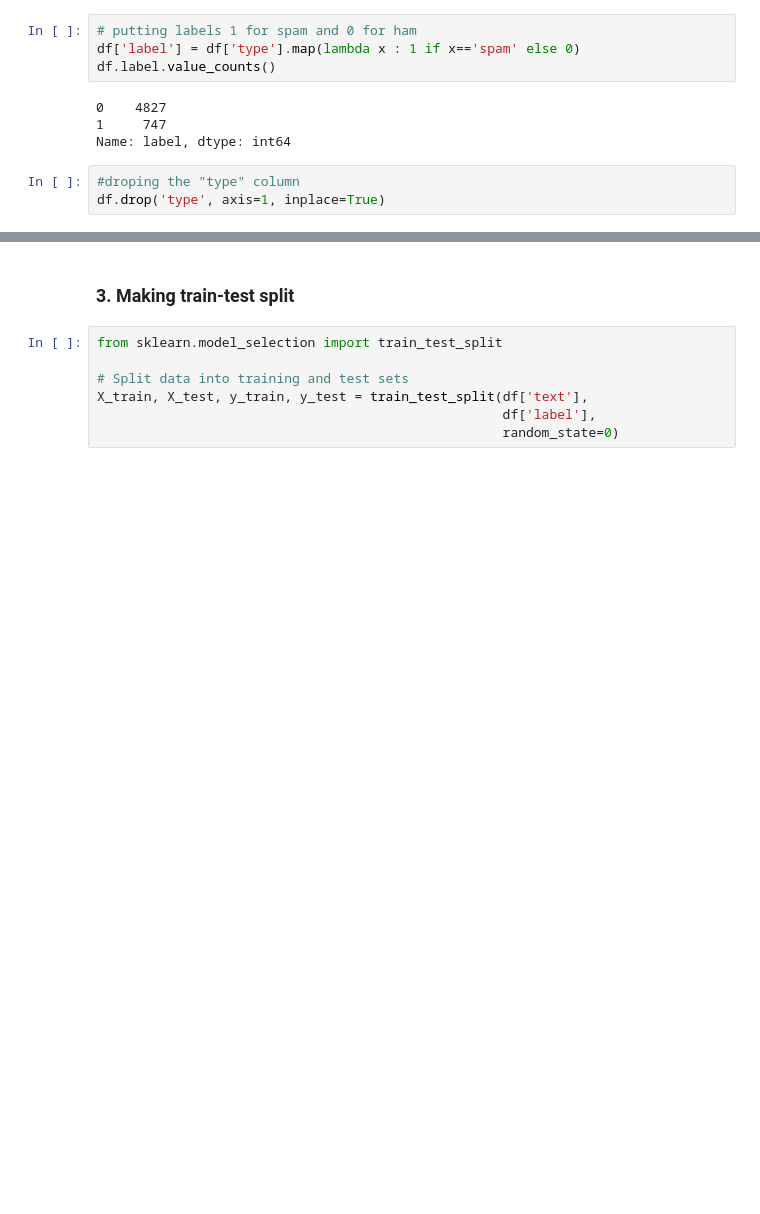
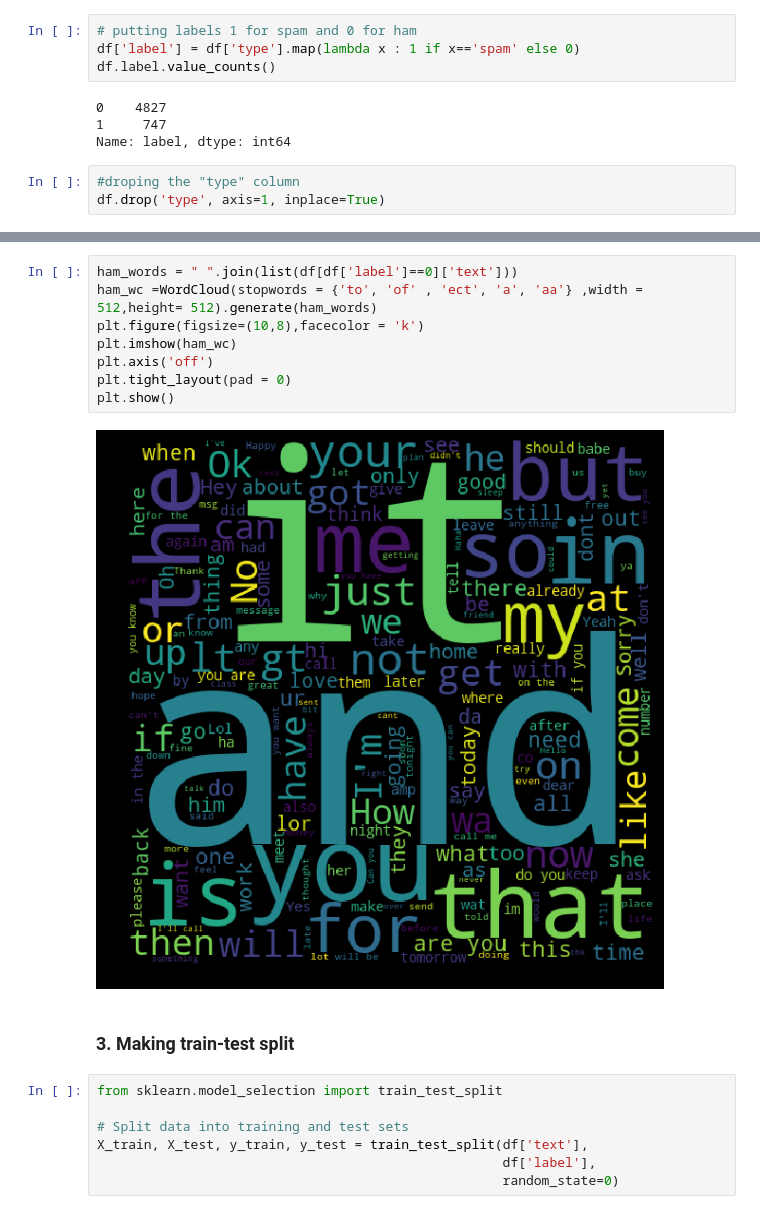
Before and after one commit to 7saheelahmed/Spam-Ham-Prediction, a Jupyter notebook: SMS Spam Classification.ipynb, the cells around one changed output, grey strips where cells are left out. Drawn from its saved outputs; the diff is of its cells as text; blank space fills up the shorter version.

```diff
--- a/SMS Spam Classification.ipynb
+++ b/SMS Spam Classification.ipynb
@@ -67,3 +81,13 @@ df.drop('type', axis=1, inplace=True)
+# %%
+ham_words = " ".join(list(df[df['label']==0]['text']))
+ham_wc =WordCloud(stopwords = {'to', 'of' , 'ect', 'a', 'aa'} ,width = 512,height= 512).generate(ham_words)
+plt.figure(figsize=(10,8),facecolor = 'k')
+plt.imshow(ham_wc)
+plt.axis('off')
+plt.tight_layout(pad = 0)
+plt.show()
+# %% [output]
+[figure, added]
 # %% [markdown]
 ### 3. Making train-test split
 # %%
```
Also changed, not shown: parts of 2 cells of this notebook.
